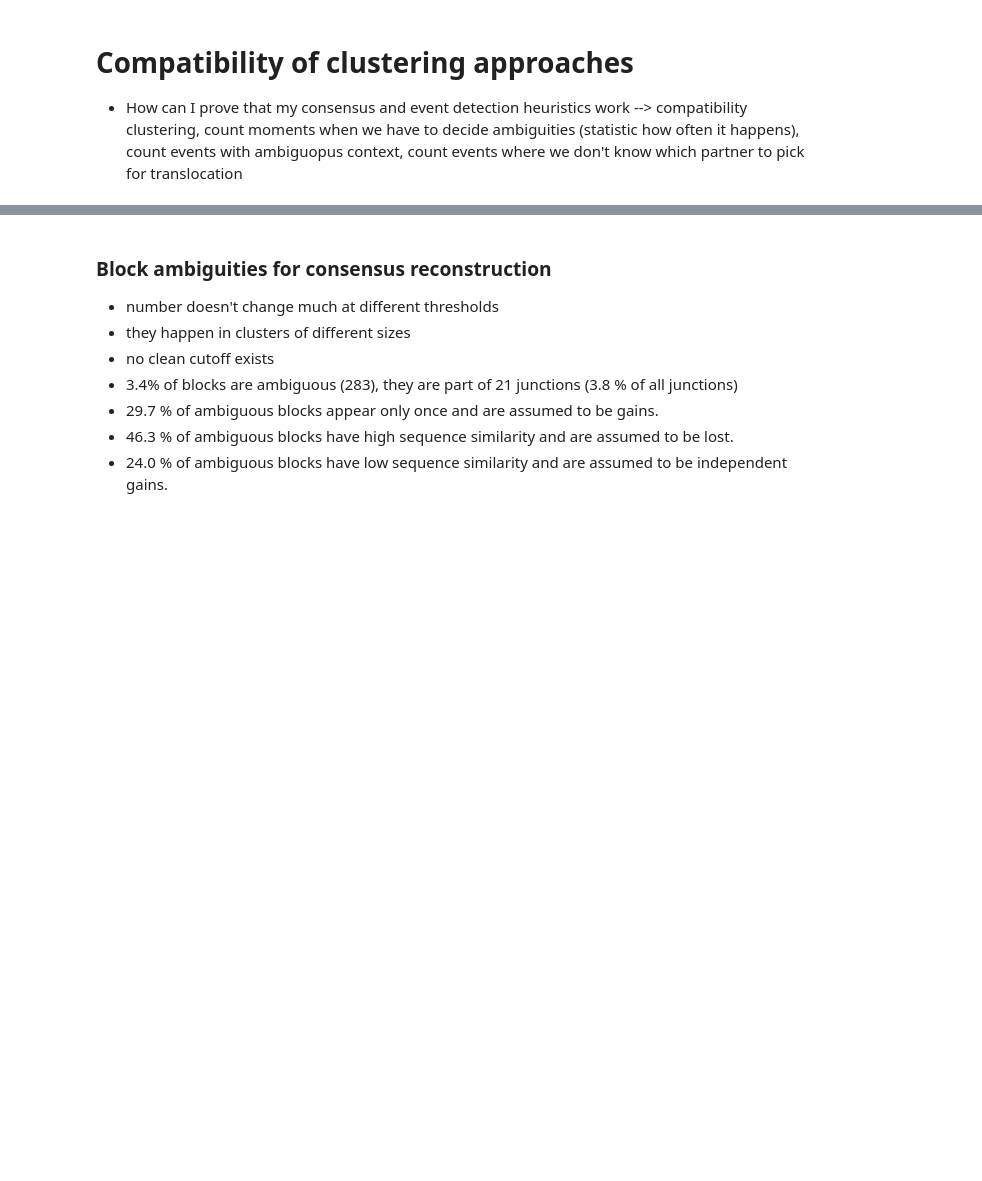
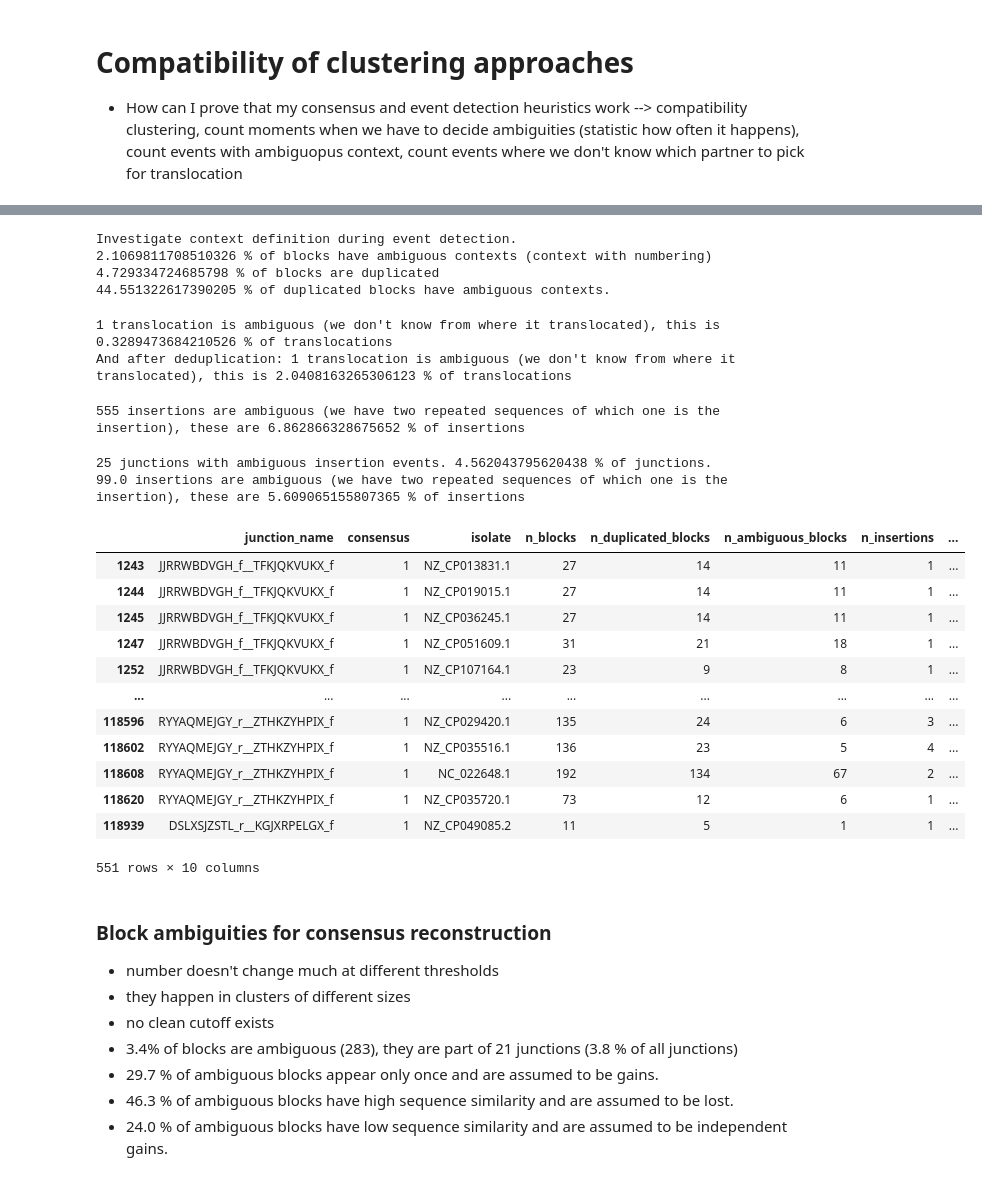
Before and after one commit to marie3003/junction_dataset, a Jupyter notebook: explore/compare_clustering_compatibility.ipynb, the cells around one changed output, grey strips where cells are left out. Cells and saved outputs as stored; diff of their text form; code cells hidden in the pictures; blank space fills up the shorter version.

```diff
--- a/explore/compare_clustering_compatibility.ipynb
+++ b/explore/compare_clustering_compatibility.ipynb
@@ -52,3 +76,52 @@ from junction_analysis.annotate_insertions import get_insertions_deletions_from_
+# %%
+context_stats_all = pd.read_csv("../results/consensus_analysis/context_ambiguity_stats.csv")
+print("Investigate context definition during event detection.")
+print(f"{context_stats_all.n_ambiguous_blocks.sum() / context_stats_all.n_blocks.sum()*100} % of blocks have ambiguous contexts (context with numbering)")
+print(f"{context_stats_all.n_duplicated_blocks.sum() / context_stats_all.n_blocks.sum()*100} % of blocks are duplicated")
+print(f"{context_stats_all.n_ambiguous_blocks.sum() / context_stats_all.n_duplicated_blocks.sum()*100} % of duplicated blocks have ambiguous contexts.")
+# %% [output]
+Investigate context definition during event detection.
+2.1069811708510326 % of blocks have ambiguous contexts (context with numbering)
+4.729334724685798 % of blocks are duplicated
+44.551322617390205 % of duplicated blocks have ambiguous contexts.
+# %%
+# I should have extracted the translsocation paths and deduplicated, but since its only one I'm cheating
+print(f"{context_stats_all.n_ambiguous_translocations.sum()} translocation is ambiguous (we don't know from where it translocated), this is {context_stats_all.n_ambiguous_translocations.sum() / context_stats_all.n_translocations.sum() * 100} % of translocations")
+print(f"And after deduplication: {context_stats_all.n_ambiguous_translocations.sum()} translocation is ambiguous (we don't know from where it translocated), this is {context_stats_all.n_ambiguous_translocations.sum() / 49 * 100} % of translocations")
+# %% [output]
+1 translocation is ambiguous (we don't know from where it translocated), this is 0.3289473684210526 % of translocations
+And after deduplication: 1 translocation is ambiguous (we don't know from where it translocated), this is 2.0408163265306123 % of translocations
+# %%
+# this is before deduplication of insertions
+print(f"{context_stats_all.n_ambiguous_insertions.sum()} insertions are ambiguous (we have two repeated sequences of which one is the insertion), these are {context_stats_all.n_ambiguous_insertions.sum() / context_stats_all.n_insertions.sum() * 100} % of insertions")
+
+counts_df = pd.read_csv("../results/atb_lookup/event_counts_per_junction.csv")
+
+# would be a nicer statistic after deduplication because then they are less
+# %% [output]
+555 insertions are ambiguous (we have two repeated sequences of which one is the insertion), these are 6.862866328675652 % of insertions
+# %%
+print(f"{len(counts_df[counts_df['n_ambiguous_insertion'] > 0])} junctions with ambiguous insertion events. {len(counts_df[counts_df['n_ambiguous_insertion'] > 0]) / 548 * 100} % of junctions.")
+print(f"{counts_df.n_ambiguous_insertion.sum()} insertions are ambiguous (we have two repeated sequences of which one is the insertion), these are {counts_df.n_ambiguous_insertion.sum() / counts_df.n_insertion.sum() * 100} % of insertions")
+# %% [output]
+25 junctions with ambiguous insertion events. 4.562043795620438 % of junctions.
+99.0 insertions are ambiguous (we have two repeated sequences of which one is the insertion), these are 5.609065155807365 % of insertions
+# %%
+context_stats_all[context_stats_all["n_ambiguous_insertions"] > 0]
+# %% [output]
+|  | junction_name | consensus | isolate | n_blocks | n_duplicated_blocks | n_ambiguous_blocks | n_insertions | ... |
+| 1243 | JJRRWBDVGH_f__TFKJQKVUKX_f | 1 | NZ_CP013831.1 | 27 | 14 | 11 | 1 | ... |
+| 1244 | JJRRWBDVGH_f__TFKJQKVUKX_f | 1 | NZ_CP019015.1 | 27 | 14 | 11 | 1 | ... |
+| 1245 | JJRRWBDVGH_f__TFKJQKVUKX_f | 1 | NZ_CP036245.1 | 27 | 14 | 11 | 1 | ... |
+| 1247 | JJRRWBDVGH_f__TFKJQKVUKX_f | 1 | NZ_CP051609.1 | 31 | 21 | 18 | 1 | ... |
+| 1252 | JJRRWBDVGH_f__TFKJQKVUKX_f | 1 | NZ_CP107164.1 | 23 | 9 | 8 | 1 | ... |
+| ... | ... | ... | ... | ... | ... | ... | ... | ... |
+| 118596 | RYYAQMEJGY_r__ZTHKZYHPIX_f | 1 | NZ_CP029420.1 | 135 | 24 | 6 | 3 | ... |
+| 118602 | RYYAQMEJGY_r__ZTHKZYHPIX_f | 1 | NZ_CP035516.1 | 136 | 23 | 5 | 4 | ... |
+| 118608 | RYYAQMEJGY_r__ZTHKZYHPIX_f | 1 | NC_022648.1 | 192 | 134 | 67 | 2 | ... |
+| 118620 | RYYAQMEJGY_r__ZTHKZYHPIX_f | 1 | NZ_CP035720.1 | 73 | 12 | 6 | 1 | ... |
+| 118939 | DSLXSJZSTL_r__KGJXRPELGX_f | 1 | NZ_CP049085.2 | 11 | 5 | 1 | 1 | ... |
+551 rows × 10 columns
 # %% [markdown]
 ### Block ambiguities for consensus reconstruction
 - number doesn't change much at different thresholds
```
Also changed, not shown: parts of 16 cells of this notebook, 9 other files.
